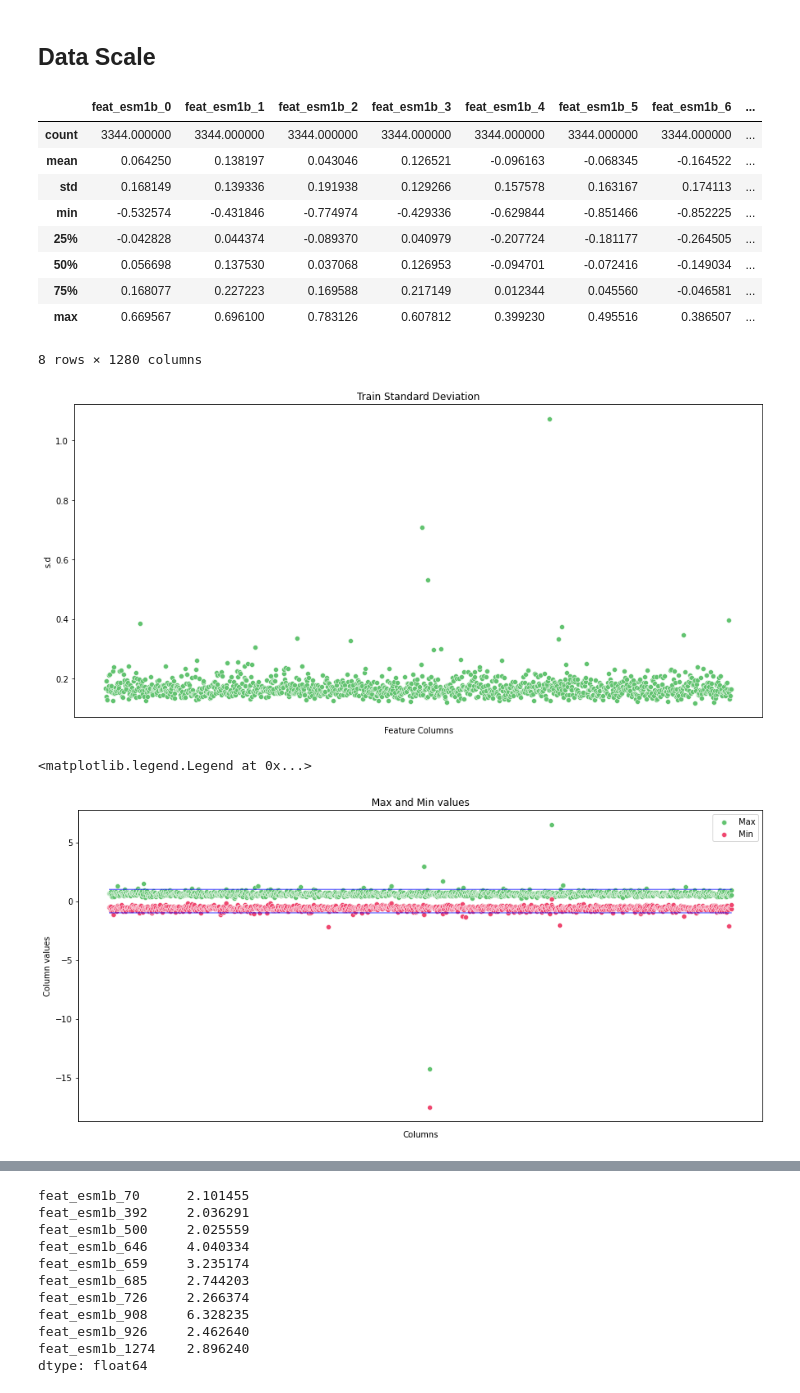
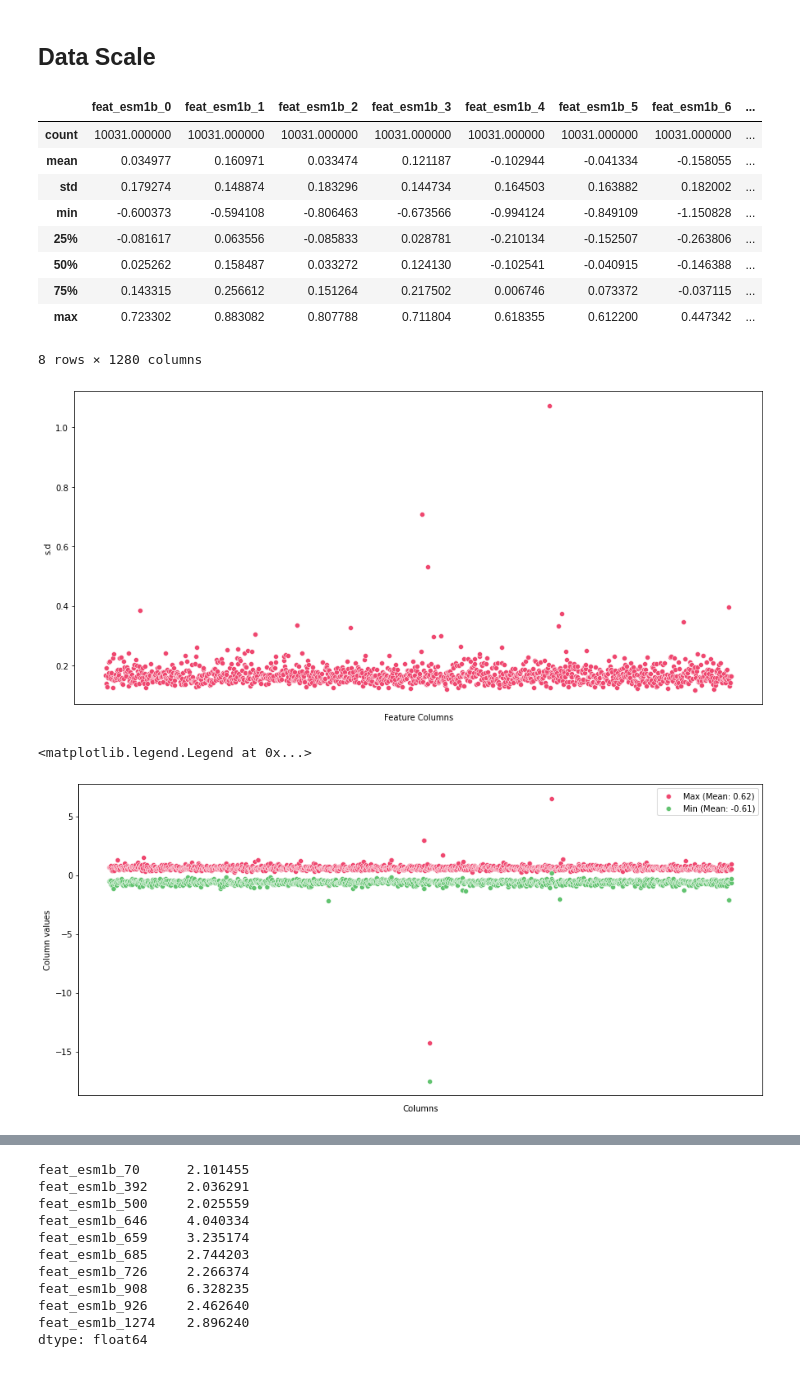
Before and after one commit to JPeck567/EpiPredProject, a Jupyter notebook: EpitopePred.ipynb, the cells around one changed output, grey strips where cells are left out. Saved outputs shown, nothing was run; the diff lists cells and outputs as text; code cells hidden in the pictures.

```diff
--- a/EpitopePred.ipynb
+++ b/EpitopePred.ipynb
@@ -3,6 +3,7 @@
 # %%
 import os
 import pickle
+import random
 
 import pandas as pd
 import numpy as np
@@ -16,13 +17,18 @@ from sklearn.ensemble import RandomForestClassifier, GradientBoostingClassifier
 from sklearn.svm import SVC
 from sklearn import metrics
 from sklearn.pipeline import make_pipeline, Pipeline
+from sklearn.decomposition import PCA
+from sklearn.feature_selection import mutual_info_classif, SelectKBest, SelectFromModel
+from sklearn.base import BaseEstimator
 
 from imblearn.under_sampling import RandomUnderSampler
 from imblearn.pipeline import Pipeline as PipelineImb
 
+from mrmr import mrmr_classif
+
 import xgboost as xgb
 
-sns.set_palette(['#62C370', '#EF476F'])
+sns.set_palette(['#62C370', '#EF476F', '#367588'])
 
 def loadAndSplitData(filePath="datasets/updated/txid10376_dataset.csv"): # txid10376 is EBV
     epi = pd.read_csv(filePath)
@@ -76,8 +87,8 @@ Name: Info_pubmed_id, Length: 64, dtype: int64
 ## Split Data
 # %%
 # rows have predetermined test and train splits based off 'Info_split' column.
-epiSplit25 = epi.loc[epi['Info_split']  == 'split_01_75']
-epiSplit = epi.loc[epi['Info_split']  == 'split_02_25']
+epiSplit = epi.loc[epi['Info_split']  == 'split_01_75']
+epiSplit25 = epi.loc[epi['Info_split']  == 'split_02_25']
 # %% [markdown]
 # Exploratory Data Analysis
 # %% [markdown]
@@ -134,14 +145,14 @@ epiFeatDescribed = epiFeat.describe()
 epiFeatDescribed
 # %% [output]
 |  | feat_esm1b_0 | feat_esm1b_1 | feat_esm1b_2 | feat_esm1b_3 | feat_esm1b_4 | feat_esm1b_5 | feat_esm1b_6 | ... |
-| count | 3344.000000 | 3344.000000 | 3344.000000 | 3344.000000 | 3344.000000 | 3344.000000 | 3344.000000 | ... |
-| mean | 0.064250 | 0.138197 | 0.043046 | 0.126521 | -0.096163 | -0.068345 | -0.164522 | ... |
-| std | 0.168149 | 0.139336 | 0.191938 | 0.129266 | 0.157578 | 0.163167 | 0.174113 | ... |
-| min | -0.532574 | -0.431846 | -0.774974 | -0.429336 | -0.629844 | -0.851466 | -0.852225 | ... |
-| 25% | -0.042828 | 0.044374 | -0.089370 | 0.040979 | -0.207724 | -0.181177 | -0.264505 | ... |
-| 50% | 0.056698 | 0.137530 | 0.037068 | 0.126953 | -0.094701 | -0.072416 | -0.149034 | ... |
-| 75% | 0.168077 | 0.227223 | 0.169588 | 0.217149 | 0.012344 | 0.045560 | -0.046581 | ... |
-| max | 0.669567 | 0.696100 | 0.783126 | 0.607812 | 0.399230 | 0.495516 | 0.386507 | ... |
+| count | 10031.000000 | 10031.000000 | 10031.000000 | 10031.000000 | 10031.000000 | 10031.000000 | 10031.000000 | ... |
+| mean | 0.034977 | 0.160971 | 0.033474 | 0.121187 | -0.102944 | -0.041334 | -0.158055 | ... |
+| std | 0.179274 | 0.148874 | 0.183296 | 0.144734 | 0.164503 | 0.163882 | 0.182002 | ... |
+| min | -0.600373 | -0.594108 | -0.806463 | -0.673566 | -0.994124 | -0.849109 | -1.150828 | ... |
+| 25% | -0.081617 | 0.063556 | -0.085833 | 0.028781 | -0.210134 | -0.152507 | -0.263806 | ... |
+| 50% | 0.025262 | 0.158487 | 0.033272 | 0.124130 | -0.102541 | -0.040915 | -0.146388 | ... |
+| 75% | 0.143315 | 0.256612 | 0.151264 | 0.217502 | 0.006746 | 0.073372 | -0.037115 | ... |
+| max | 0.723302 | 0.883082 | 0.807788 | 0.711804 | 0.618355 | 0.612200 | 0.447342 | ... |
 8 rows × 1280 columns
 # %%
 maxVal = epiFeatDescribed.loc['max']
@@ -151,29 +162,29 @@ sdVal = epiFeatDescribed.loc['std']
 # %%
 plt.figure(figsize=(15, 7))
 sdSns = sns.scatterplot(data=sdVal)
-sdSns.set(title='Train Standard Deviation')
+#sdSns.set(title='Train Standard Deviation')
 sdSns.set(xlabel='Feature Columns')
 sdSns.set(ylabel='s.d')
 sdSns.set(xticklabels=[])
 sdSns.tick_params(bottom=False)
 # %% [output]
-[figure, old version]
+[figure, new version]
 # %%
 plt.figure(figsize=(15, 7))
-plt.title('Max and Min values')
+#plt.title('Max and Min values')
 plt.ylabel('Column values')
 plt.xlabel('Columns')
-maxSns = sns.scatterplot(data=maxVal, label='Max')
+maxSns = sns.scatterplot(data=maxVal, label=f'Max (Mean: {round(maxVal.mean(), 2)})')
 maxSns.set(xticklabels=[])
 maxSns.tick_params(bottom=False)
-sns.scatterplot(data=minVal, label='Min')
+sns.scatterplot(data=minVal, label=f'Min (Mean: {round(minVal.mean(), 2)})')
 
-sns.lineplot(y=1, x=np.arange(1280), color='blue', linewidth=0.75)
-sns.lineplot(y=-1, x=np.arange(1280), color='blue', linewidth=0.75)
+#sns.lineplot(y=maxVal.mean(), x=np.arange(1280), color='#48754B', linewidth=0.75, label=f'Max Mean (y = {round(maxVal.mean(), 2)})')
+#sns.lineplot(y=minVal.mean(), x=np.arange(1280), color='#b9f2f0', linewidth=0.75, label=f'Min Mean (y = {round(minVal.mean(), 2)})')
 plt.legend()
 # %% [output]
 <matplotlib.legend.Legend at 0x...>
-[figure, old version]
+[figure, new version]
 # %%
 rangeVal = maxVal - minVal
 over = rangeVal[rangeVal > 2] #2.4 train
```
Also changed, not shown: parts of 39 cells of this notebook.
